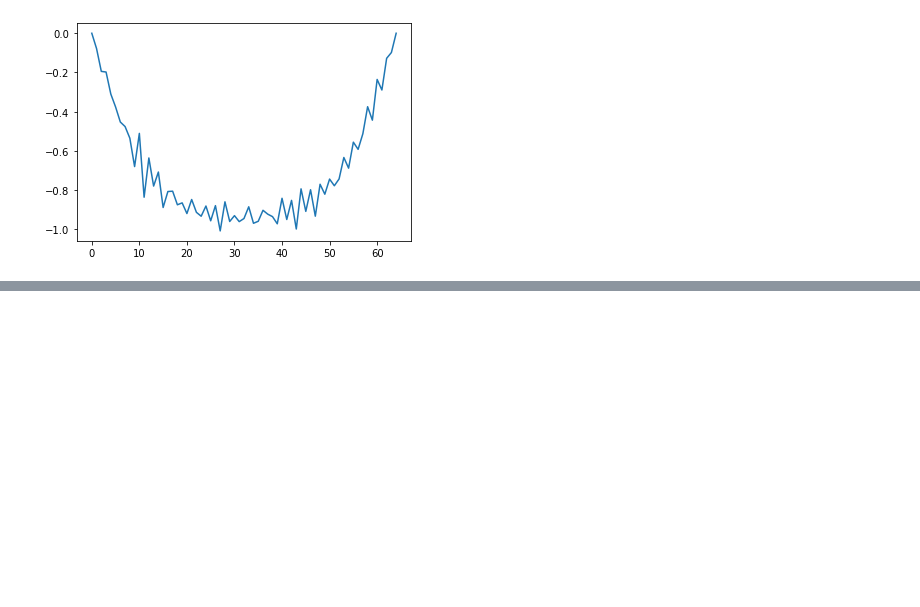
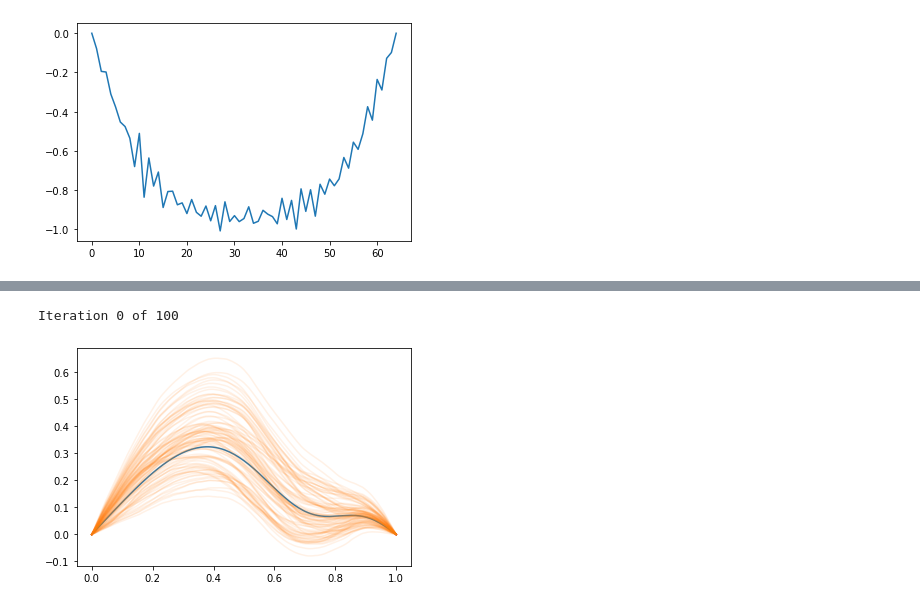
Before and after one commit to connor-duffin/ula-statfem, a Jupyter notebook: docs/methodology-week-workbook.ipynb, the cells around one changed output, grey strips where cells are left out. Drawn from its saved outputs; the diff is of its cells as text; code cells hidden in the pictures; blank space fills up the shorter version.

```diff
--- a/docs/methodology-week-workbook.ipynb
+++ b/docs/methodology-week-workbook.ipynb
@@ -140,0 +114,24 @@ plt.show()
+# %%
+nx = 128
+eta = 1e-4
+n_sample = 100
+
+pois = NonlinearPoisson1D(nx)
+pois.setup_G(1.)
+pois.setup_pc()
+
+u_exact = pois.u.vector()[:]
+u_samples = np.zeros((pois.n_dofs, n_sample))
+
+pois.u_curr[:] = 0.
+# %%
+for i in range(n_sample):
+    if pois.u_curr.max() >= 1e6:
+        print("\nULA diverged --- exiting")
+        break
+
+    if i % 100 == 0:
+        print(f"\rIteration {i} of {n_sample}", end="")
+
+    pois.ula_step(eta)
+    u_samples[:, i] = pois.u_curr
@@ -140,0 +147,21 @@ plt.show()
+# %%
+n_sample = 100
+
+pula_samples = np.zeros((pois.n_dofs, n_sample))
+pois.u_curr[:] = u_exact
+eta_large = 0.05
+
+for i in range(n_sample):
+    if i % 100 == 0:
+        print(f"\rIteration {i} of {n_sample}", end="")
+
+    pois.pula_step(eta_large)
+    pula_samples[:, i] = pois.u_curr
+# %% [output]
+Iteration 0 of 100
+# %%
+plt.plot(pois.x_dofs, u_exact, label="exact")
+plt.plot(pois.x_dofs, pula_samples, color="tab:orange", alpha=0.1, label="pULA est.")
+plt.show()
+# %% [output]
+[figure, added]
```
Also changed, not shown: parts of 7 cells of this notebook, 2 other files.
